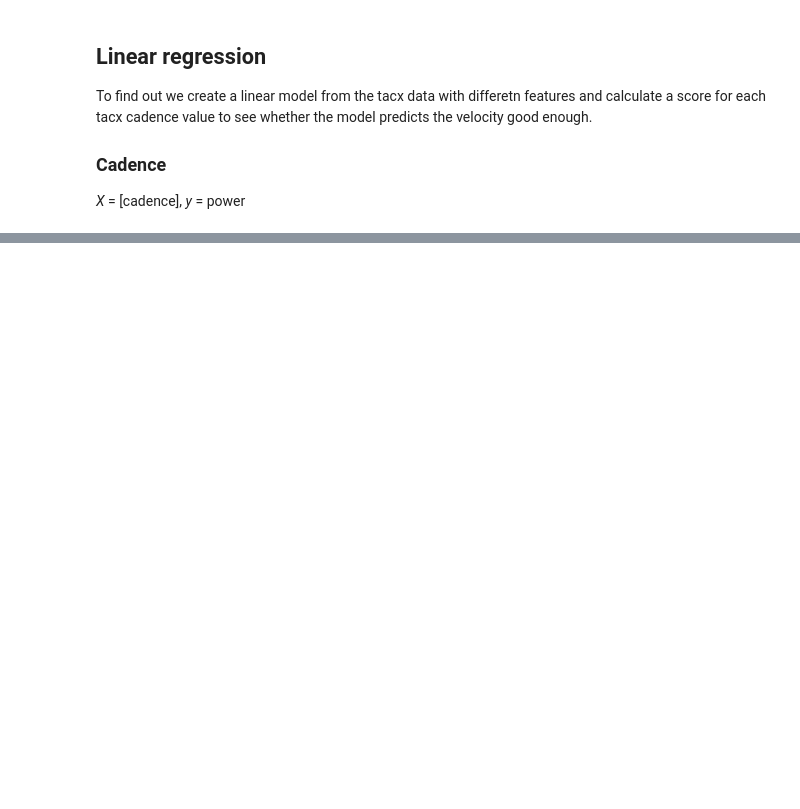
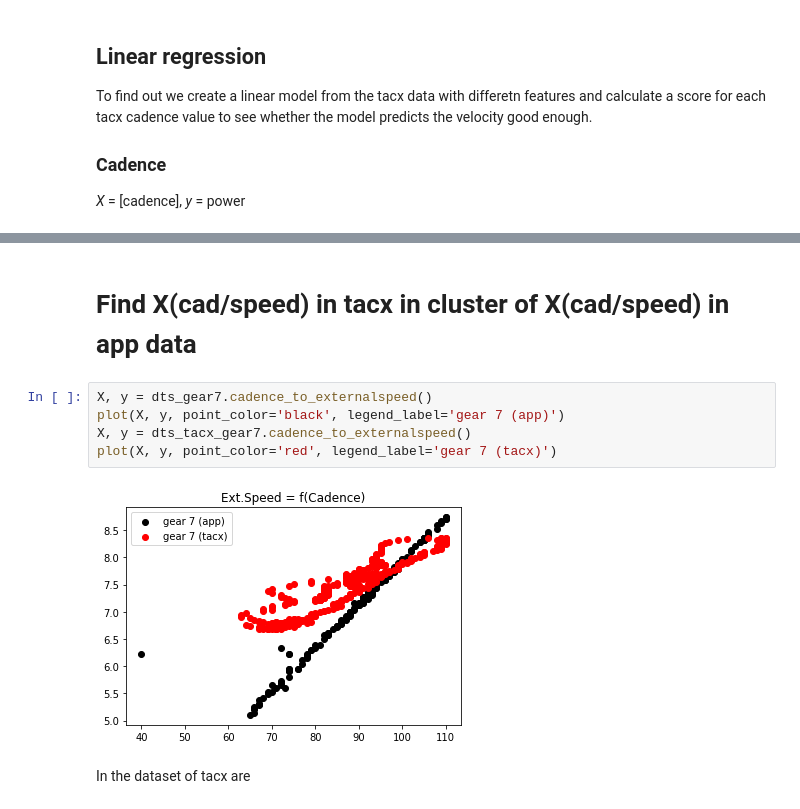
Before and after one commit to bruennijs/indoor-virtual-power-prediction, a Jupyter notebook: classification_gear.ipynb, the cells around one changed output, grey strips where cells are left out. Saved outputs shown, nothing was run; the diff lists cells and outputs as text; blank space fills up the shorter version.

```diff
--- a/classification_gear.ipynb
+++ b/classification_gear.ipynb
@@ -61,0 +65,11 @@ plt.close()
+# %% [markdown]
+# Find X(cad/speed) in tacx in cluster of X(cad/speed) in app data
+# %%
+X, y = dts_gear7.cadence_to_externalspeed()
+plot(X, y, point_color='black', legend_label='gear 7 (app)')
+X, y = dts_tacx_gear7.cadence_to_externalspeed()
+plot(X, y, point_color='red', legend_label='gear 7 (tacx)')
+# %% [output]
+[figure, added]
+# %% [markdown]
+In the dataset of tacx are
```
Also changed, not shown: parts of 2 cells of this notebook, 3 other files.
